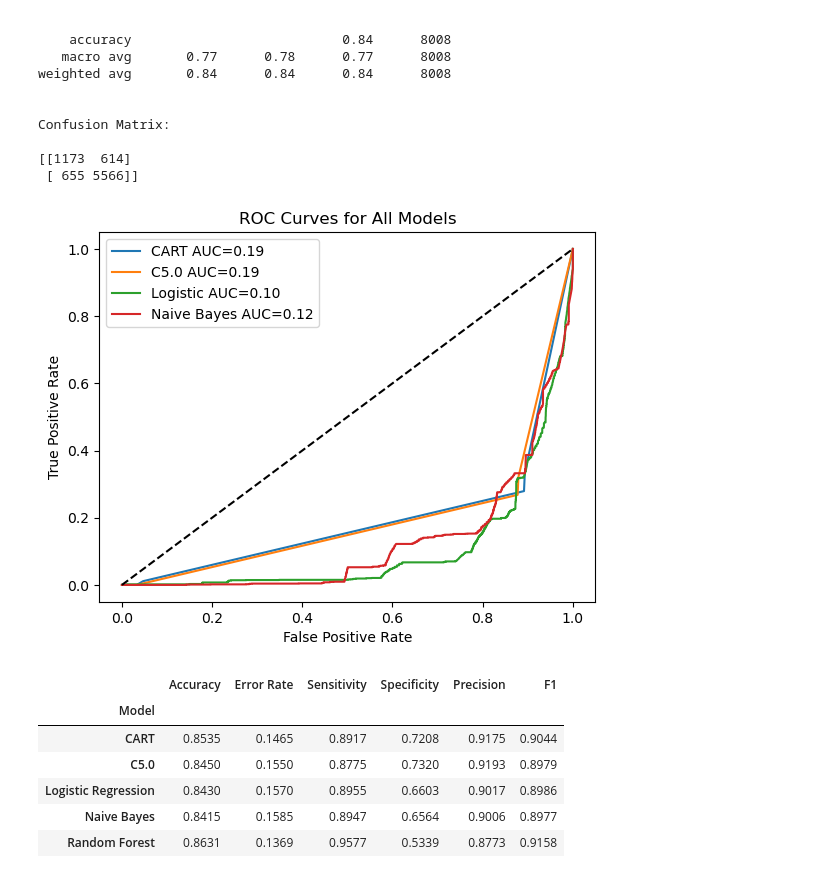
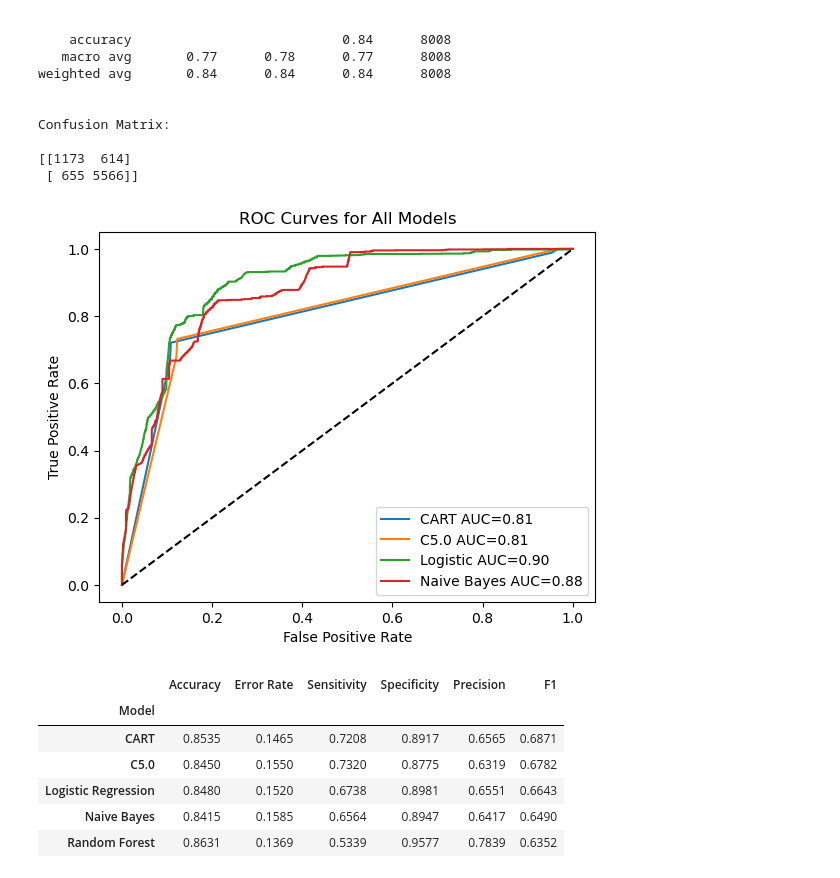
Before and after one commit to andrewhash/air-traffic-data-mining, a Jupyter notebook: air_traffic_analysis.ipynb, the cells around one changed output. Saved outputs shown, nothing was run; the diff lists cells and outputs as text; code cells hidden in the pictures.

```diff
--- a/air_traffic_analysis.ipynb
+++ b/air_traffic_analysis.ipynb
@@ -161,7 +161,10 @@ plt.show()
 # the original histogram reflects a right skewed distribution with high density at lower counts
 # a log scale transformation was applied to better reveal the underlying distribution shape
 # the log scale distribution approximates a normal distribution, centered around 10,000 passengers
-sns.histplot(df["passenger_count"], bins=50, log_scale=True)
+df["passenger_count"] = pd.to_numeric(df["passenger_count"], errors="coerce")
+positive_counts = df[df["passenger_count"] > 0]["passenger_count"].dropna()
+
+sns.histplot(positive_counts, bins=50, log_scale=True)
 plt.title("Distribution of Passenger Count (Log Scale)")
 plt.xlabel("Passenger Count (Log Scale)")
 plt.ylabel("Frequency")
@@ -598,44 +601,44 @@ Confusion Matrix:
 [[1173  614]
  [ 655 5566]]
 # %%
-# get predicted probabilities for each model
-y_prob_cart = cart_model.predict_proba(X_test)[:, 1]
-y_prob_c5 = c5_model.predict_proba(X_test)[:, 1]
-y_prob_log = log_model.predict_proba(X_test)[:, 1]
-y_prob_nb = nb_model.predict_proba(X_test)[:, 1]
+def prob_of_high(model, X):
+    high_idx = list(model.classes_).index("High")
+    return model.predict_proba(X)[:, high_idx]
+
+# get predicted probabilities for High class
+y_prob_cart = prob_of_high(cart_model, X_test)
+y_prob_c5 = prob_of_high(c5_model, X_test)
+y_prob_log = prob_of_high(log_model, X_test)
+y_prob_nb = prob_of_high(nb_model, X_test)
 
 # encode y_test to numeric
 y_test_encoded = (y_test == "High").astype(int)
 
 # ROC Curves
 fpr_cart, tpr_cart, _ = roc_curve(y_test_encoded, y_prob_cart)
 fpr_c5, tpr_c5, _ = roc_curve(y_test_encoded, y_prob_c5)
 fpr_log, tpr_log, _ = roc_curve(y_test_encoded, y_prob_log)
 fpr_nb, tpr_nb, _ = roc_curve(y_test_encoded, y_prob_nb)
 
 # plot
 plt.plot(fpr_cart, tpr_cart, label=f'CART AUC={roc_auc_score(y_test_encoded, y_prob_cart):.2f}')
 plt.plot(fpr_c5, tpr_c5, label=f'C5.0 AUC={roc_auc_score(y_test_encoded, y_prob_c5):.2f}')
 plt.plot(fpr_log, tpr_log, label=f'Logistic AUC={roc_auc_score(y_test_encoded, y_prob_log):.2f}')
 plt.plot(fpr_nb, tpr_nb, label=f'Naive Bayes AUC={roc_auc_score(y_test_encoded, y_prob_nb):.2f}')
 plt.plot([0,1], [0,1], 'k--')
 plt.title("ROC Curves for All Models")
 plt.xlabel("False Positive Rate")
 plt.ylabel("True Positive Rate")
 plt.legend()
 plt.show()
 # %% [output]
-[figure, old version]
+[figure, new version]
 # %%
 def get_metrics(y_true, y_pred, model_name):
-    cm = confusion_matrix(y_true, y_pred)
-    TN = cm[0][0]
-    FP = cm[0][1]
-    FN = cm[1][0]
-    TP = cm[1][1]
-    GT = TN + FP + FN + TP
+    cm = confusion_matrix(y_true, y_pred, labels=["Low", "High"])
+    TN, FP, FN, TP = cm.ravel()
 
-    accuracy = (TP + TN) / GT
+    accuracy = (TP + TN) / (TP + TN + FP + FN)
     error_rate = 1 - accuracy
     sensitivity = TP / (TP + FN)
     specificity = TN / (TN + FP)
@@ -643,13 +646,13 @@ def get_metrics(y_true, y_pred, model_name):
     f1 = 2 * (precision * sensitivity) / (precision + sensitivity)
 
     return {
-        'Model': model_name,
-        'Accuracy': round(accuracy, 4),
-        'Error Rate': round(error_rate, 4),
-        'Sensitivity': round(sensitivity, 4),
-        'Specificity': round(specificity, 4),
-        'Precision': round(precision, 4),
-        'F1': round(f1, 4)
+        "Model": model_name,
+        "Accuracy": round(accuracy, 4),
+        "Error Rate": round(error_rate, 4),
+        "Sensitivity": round(sensitivity, 4),
+        "Specificity": round(specificity, 4),
+        "Precision": round(precision, 4),
+        "F1": round(f1, 4),
     }
 
 # build comparison table
@@ -665,8 +668,8 @@ results.set_index('Model')
 # %% [output]
 |  | Accuracy | Error Rate | Sensitivity | Specificity | Precision | F1 |
 | Model |  |  |  |  |  |  |
-| CART | 0.8535 | 0.1465 | 0.8917 | 0.7208 | 0.9175 | 0.9044 |
-| C5.0 | 0.8450 | 0.1550 | 0.8775 | 0.7320 | 0.9193 | 0.8979 |
-| Logistic Regression | 0.8430 | 0.1570 | 0.8955 | 0.6603 | 0.9017 | 0.8986 |
-| Naive Bayes | 0.8415 | 0.1585 | 0.8947 | 0.6564 | 0.9006 | 0.8977 |
-| Random Forest | 0.8631 | 0.1369 | 0.9577 | 0.5339 | 0.8773 | 0.9158 |
+| CART | 0.8535 | 0.1465 | 0.7208 | 0.8917 | 0.6565 | 0.6871 |
+| C5.0 | 0.8450 | 0.1550 | 0.7320 | 0.8775 | 0.6319 | 0.6782 |
+| Logistic Regression | 0.8480 | 0.1520 | 0.6738 | 0.8981 | 0.6551 | 0.6643 |
+| Naive Bayes | 0.8415 | 0.1585 | 0.6564 | 0.8947 | 0.6417 | 0.6490 |
+| Random Forest | 0.8631 | 0.1369 | 0.5339 | 0.9577 | 0.7839 | 0.6352 |
```
Also changed, not shown: parts of 7 cells of this notebook.
